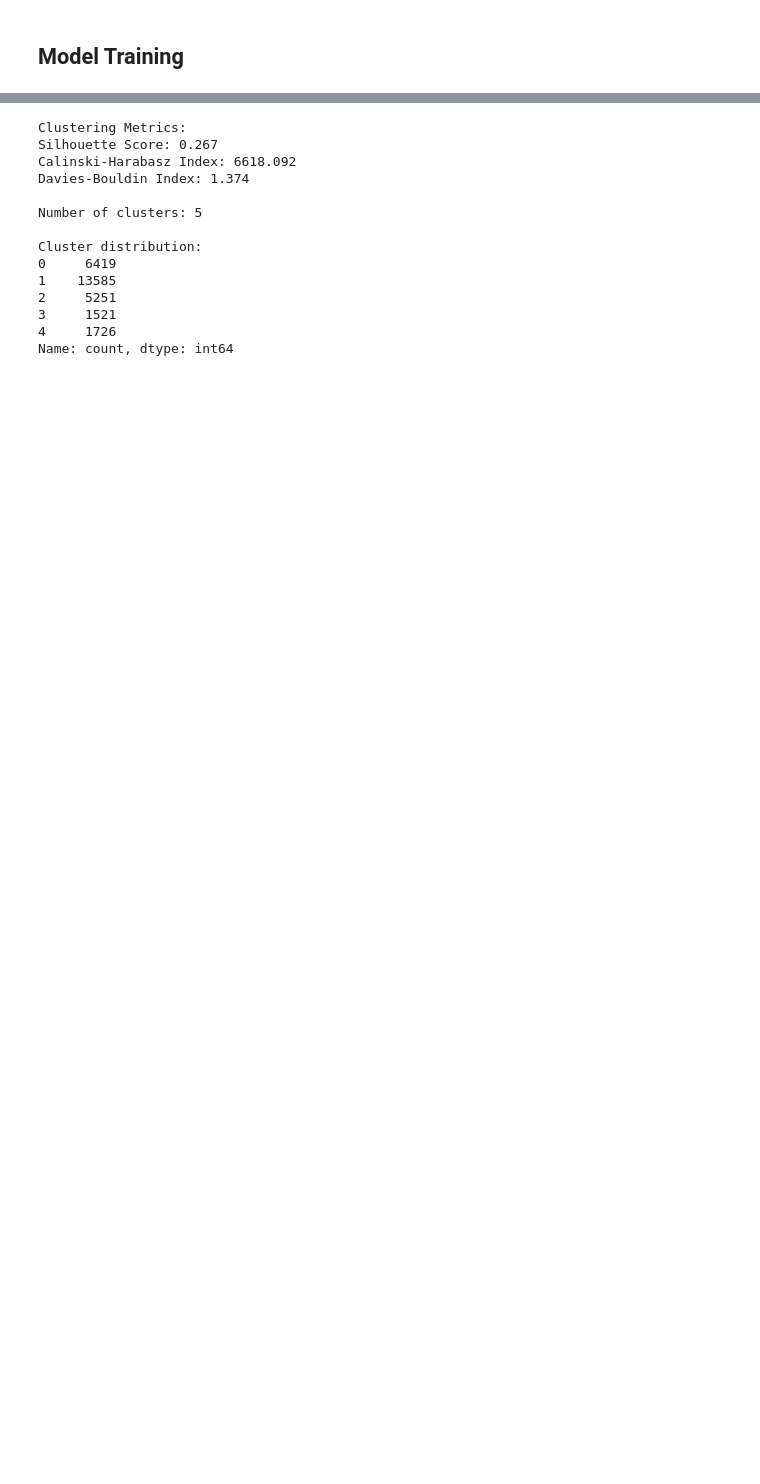
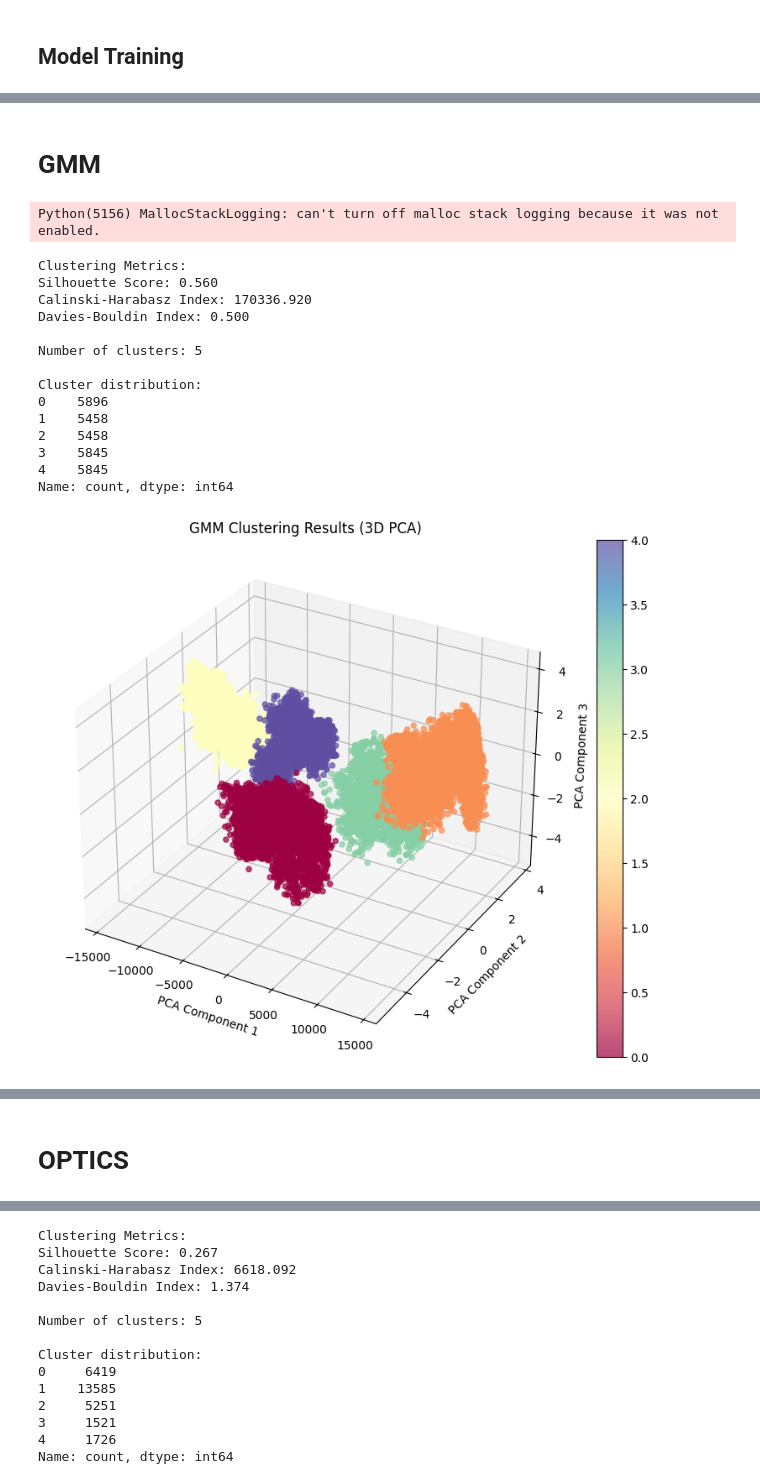
Before and after one commit to lapsapthong-16/cluster-water, a Jupyter notebook: water.ipynb, the cells around one changed output, grey strips where cells are left out. Drawn from its saved outputs; the diff is of its cells as text; code cells hidden in the pictures; blank space fills up the shorter version.

```diff
--- a/water.ipynb
+++ b/water.ipynb
@@ -9,0 +194,76 @@ df = pd.read_csv('preprocessed_water_quality.csv')
+# %% [markdown]
+# GMM
+# %%
+from sklearn.mixture import GaussianMixture
+from sklearn.decomposition import PCA
+from sklearn.metrics import silhouette_score, calinski_harabasz_score, davies_bouldin_score
+import matplotlib.pyplot as plt
+import pandas as pd
+import numpy as np
+
+# --- PCA Dimensionality Reduction to 3 Components ---
+pca = PCA(n_components=3)
+df_pca = pca.fit_transform(df)
+
+# --- GMM Clustering ---
+n_clusters = 5
+gmm = GaussianMixture(n_components=n_clusters, covariance_type='full', random_state=42)
+gmm.fit(df.values)
+
+# Predict cluster labels
+clusters = gmm.predict(df.values)
+df['Cluster'] = clusters
+
+# --- Evaluation Metrics ---
+if len(np.unique(clusters)) > 1:
+    silhouette = silhouette_score(df.drop('Cluster', axis=1), clusters)
+    calinski = calinski_harabasz_score(df.drop('Cluster', axis=1), clusters)
+    davies = davies_bouldin_score(df.drop('Cluster', axis=1), clusters)
+    print("\nClustering Metrics:")
+    print(f"Silhouette Score: {silhouette:.3f}")
+    print(f"Calinski-Harabasz Index: {calinski:.3f}")
+    print(f"Davies-Bouldin Index: {davies:.3f}")
+
+# --- Cluster Info ---
+print(f"\nNumber of clusters: {n_clusters}")
+print("\nCluster distribution:")
+print(pd.Series(clusters).value_counts().sort_index())
+
+# --- 3D Visualization ---
+fig = plt.figure(figsize=(10, 8))
+ax = fig.add_subplot(111, projection='3d')
+
+scatter = ax.scatter(df_pca[:, 0], df_pca[:, 1], df_pca[:, 2],
+                     c=clusters, cmap='Spectral', alpha=0.7)
+
+ax.set_title('GMM Clustering Results (3D PCA)')
+ax.set_xlabel('PCA Component 1')
+ax.set_ylabel('PCA Component 2')
+ax.set_zlabel('PCA Component 3')
+
+plt.colorbar(scatter)
+plt.show()
+
+# --- Cluster Characteristics ---
+print("\nCluster Characteristics:")
+for cluster in sorted(df['Cluster'].unique()):
+    cluster_data = df[df['Cluster'] == cluster]
+    print(f"\nCluster {cluster}:")
+    print(cluster_data.mean().drop('Cluster'))
+# %% [output]
+Python(5156) MallocStackLogging: can't turn off malloc stack logging because it was not enabled.
+Clustering Metrics:
+Silhouette Score: 0.560
+Calinski-Harabasz Index: 170336.920
+Davies-Bouldin Index: 0.500
+
+Number of clusters: 5
+
+Cluster distribution:
+0    5896
+1    5458
+2    5458
+3    5845
+4    5845
+Name: count, dtype: int64
+[figure, added]
@@ -9,0 +287,2 @@ df = pd.read_csv('preprocessed_water_quality.csv')
+# %% [markdown]
+# OPTICS
```
Also changed, not shown: parts of 8 cells of this notebook.
